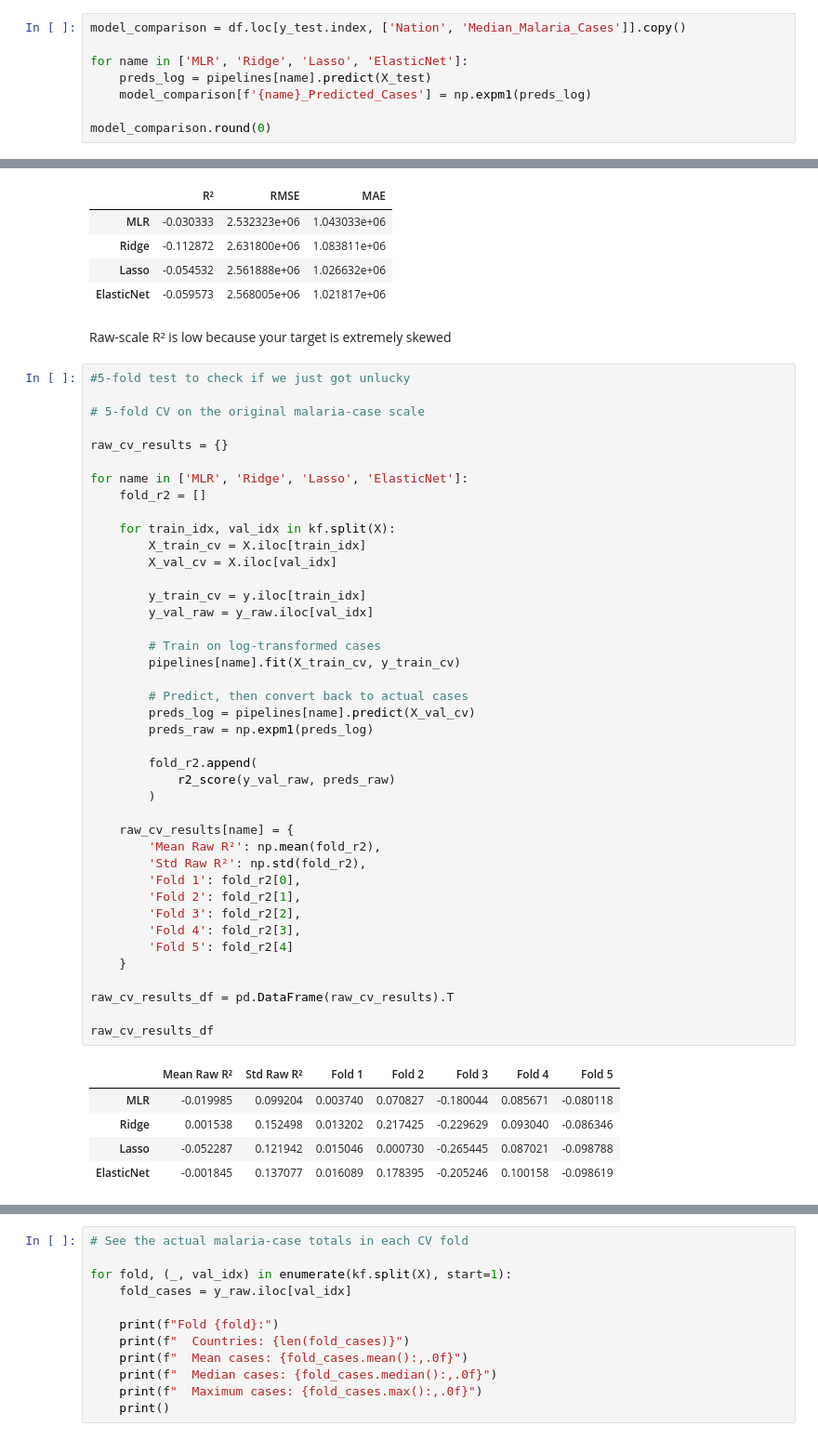
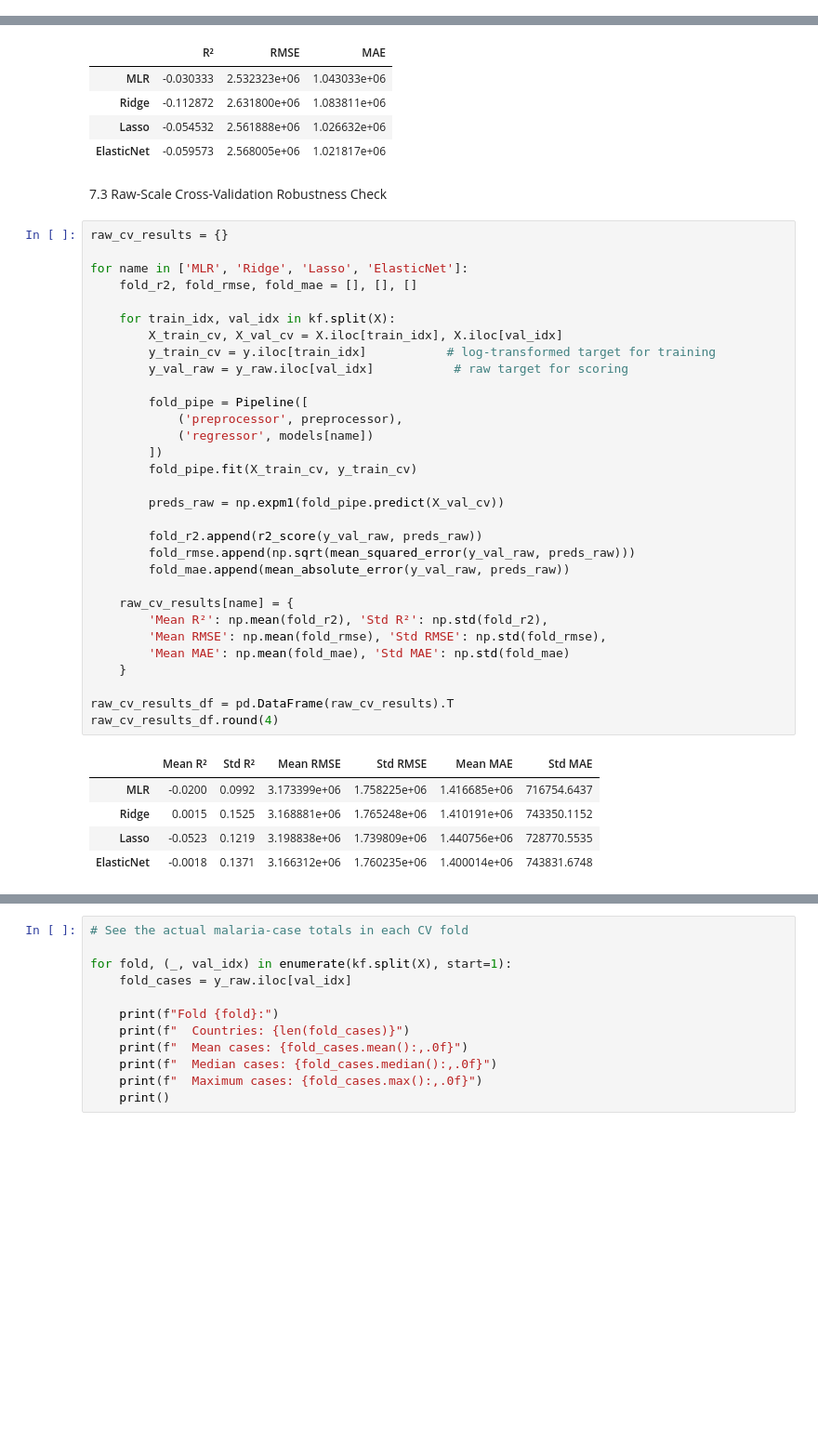
Before and after one commit to ZacharyMalonjao/Capstone2-A3101-Group2-SY26-27, a Jupyter notebook: ipynb_notebooks/02_model_training.ipynb, the cells around one changed output, grey strips where cells are left out. Shown at 93% size. Drawn from its saved outputs; the diff is of its cells as text; blank space fills up the shorter version.

```diff
--- a/ipynb_notebooks/02_model_training.ipynb
+++ b/ipynb_notebooks/02_model_training.ipynb
@@ -491,8 +445,0 @@ test_check
-# %%
-model_comparison = df.loc[y_test.index, ['Nation', 'Median_Malaria_Cases']].copy()
-
-for name in ['MLR', 'Ridge', 'Lasso', 'ElasticNet']:
-    preds_log = pipelines[name].predict(X_test)
-    model_comparison[f'{name}_Predicted_Cases'] = np.expm1(preds_log)
-
-model_comparison.round(0)
@@ -544,51 +473,41 @@ raw_results_df
 | Lasso | -0.054532 | 2.561888e+06 | 1.026632e+06 |
 | ElasticNet | -0.059573 | 2.568005e+06 | 1.021817e+06 |
 # %% [markdown]
-Raw-scale R² is low because your target is extremely skewed
+7.3 Raw-Scale Cross-Validation Robustness Check
 # %%
-#5-fold test to check if we just got unlucky
-
-# 5-fold CV on the original malaria-case scale
-
 raw_cv_results = {}
 
 for name in ['MLR', 'Ridge', 'Lasso', 'ElasticNet']:
-    fold_r2 = []
+    fold_r2, fold_rmse, fold_mae = [], [], []
 
     for train_idx, val_idx in kf.split(X):
-        X_train_cv = X.iloc[train_idx]
-        X_val_cv = X.iloc[val_idx]
+        X_train_cv, X_val_cv = X.iloc[train_idx], X.iloc[val_idx]
+        y_train_cv = y.iloc[train_idx]           # log-transformed target for training
+        y_val_raw = y_raw.iloc[val_idx]           # raw target for scoring
 
-        y_train_cv = y.iloc[train_idx]
-        y_val_raw = y_raw.iloc[val_idx]
+        fold_pipe = Pipeline([
+            ('preprocessor', preprocessor),
+            ('regressor', models[name])
+        ])
+        fold_pipe.fit(X_train_cv, y_train_cv)
 
-        # Train on log-transformed cases
-        pipelines[name].fit(X_train_cv, y_train_cv)
+        preds_raw = np.expm1(fold_pipe.predict(X_val_cv))
 
-        # Predict, then convert back to actual cases
-        preds_log = pipelines[name].predict(X_val_cv)
-        preds_raw = np.expm1(preds_log)
-
-        fold_r2.append(
-            r2_score(y_val_raw, preds_raw)
-        )
+        fold_r2.append(r2_score(y_val_raw, preds_raw))
+        fold_rmse.append(np.sqrt(mean_squared_error(y_val_raw, preds_raw)))
+        fold_mae.append(mean_absolute_error(y_val_raw, preds_raw))
 
     raw_cv_results[name] = {
-        'Mean Raw R²': np.mean(fold_r2),
-        'Std Raw R²': np.std(fold_r2),
-        'Fold 1': fold_r2[0],
-        'Fold 2': fold_r2[1],
-        'Fold 3': fold_r2[2],
-        'Fold 4': fold_r2[3],
-        'Fold 5': fold_r2[4]
+        'Mean R²': np.mean(fold_r2), 'Std R²': np.std(fold_r2),
+        'Mean RMSE': np.mean(fold_rmse), 'Std RMSE': np.std(fold_rmse),
+        'Mean MAE': np.mean(fold_mae), 'Std MAE': np.std(fold_mae)
     }
 
 raw_cv_results_df = pd.DataFrame(raw_cv_results).T
-
-raw_cv_results_df
+raw_cv_results_df.round(4)
 # %% [output]
-|  | Mean Raw R² | Std Raw R² | Fold 1 | Fold 2 | Fold 3 | Fold 4 | Fold 5 |
-| MLR | -0.019985 | 0.099204 | 0.003740 | 0.070827 | -0.180044 | 0.085671 | -0.080118 |
-| Ridge | 0.001538 | 0.152498 | 0.013202 | 0.217425 | -0.229629 | 0.093040 | -0.086346 |
-| Lasso | -0.052287 | 0.121942 | 0.015046 | 0.000730 | -0.265445 | 0.087021 | -0.098788 |
-| ElasticNet | -0.001845 | 0.137077 | 0.016089 | 0.178395 | -0.205246 | 0.100158 | -0.098619 |
+|  | Mean R² | Std R² | Mean RMSE | Std RMSE | Mean MAE | Std MAE |
+| MLR | -0.0200 | 0.0992 | 3.173399e+06 | 1.758225e+06 | 1.416685e+06 | 716754.6437 |
+| Ridge | 0.0015 | 0.1525 | 3.168881e+06 | 1.765248e+06 | 1.410191e+06 | 743350.1152 |
+| Lasso | -0.0523 | 0.1219 | 3.198838e+06 | 1.739809e+06 | 1.440756e+06 | 728770.5535 |
+| ElasticNet | -0.0018 | 0.1371 | 3.166312e+06 | 1.760235e+06 | 1.400014e+06 | 743831.6748 |
```
Also changed, not shown: parts of 28 cells of this notebook, 2 other files.
